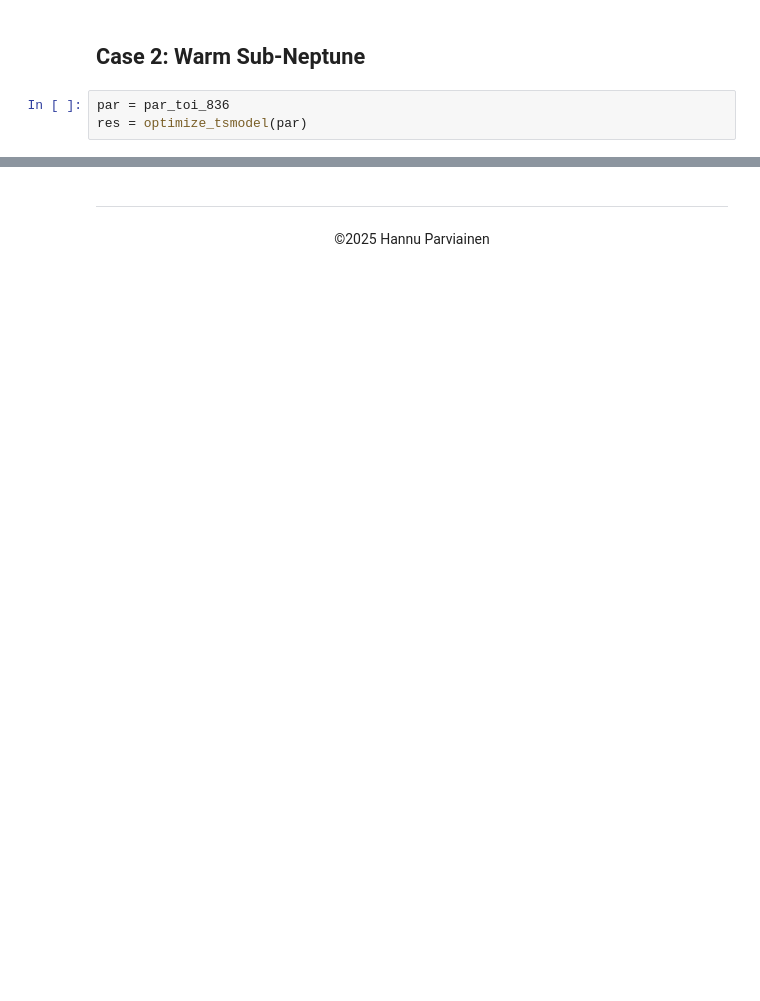
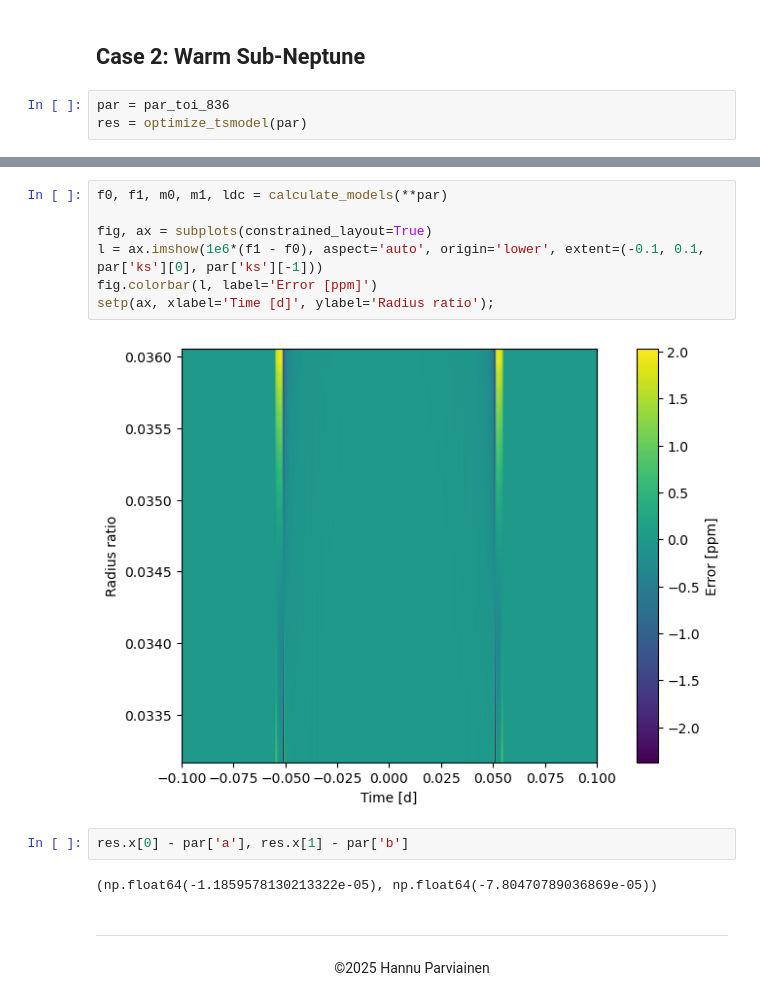
Before and after one commit to hpparvi/PyTransit, a Jupyter notebook: notebooks/tsmodel/test_accuracy.ipynb, the cells around one changed output, grey strips where cells are left out. Drawn from its saved outputs; the diff is of its cells as text; blank space fills up the shorter version.

```diff
--- a/notebooks/tsmodel/test_accuracy.ipynb
+++ b/notebooks/tsmodel/test_accuracy.ipynb
@@ -104,3 +96,16 @@ setp(ax, xlabel='Time [d]', ylabel='Radius ratio')
+# %%
+f0, f1, m0, m1, ldc = calculate_models(**par)
+
+fig, ax = subplots(constrained_layout=True)
+l = ax.imshow(1e6*(f1 - f0), aspect='auto', origin='lower', extent=(-0.1, 0.1, par['ks'][0], par['ks'][-1]))
+fig.colorbar(l, label='Error [ppm]')
+setp(ax, xlabel='Time [d]', ylabel='Radius ratio');
+# %% [output]
+[figure, added]
+# %%
+res.x[0] - par['a'], res.x[1] - par['b']
+# %% [output]
+(np.float64(-1.1859578130213322e-05), np.float64(-7.80470789036869e-05))
 # %% [markdown]
 ---
 
```
Also changed, not shown: parts of 10 cells of this notebook, 1 other file.
